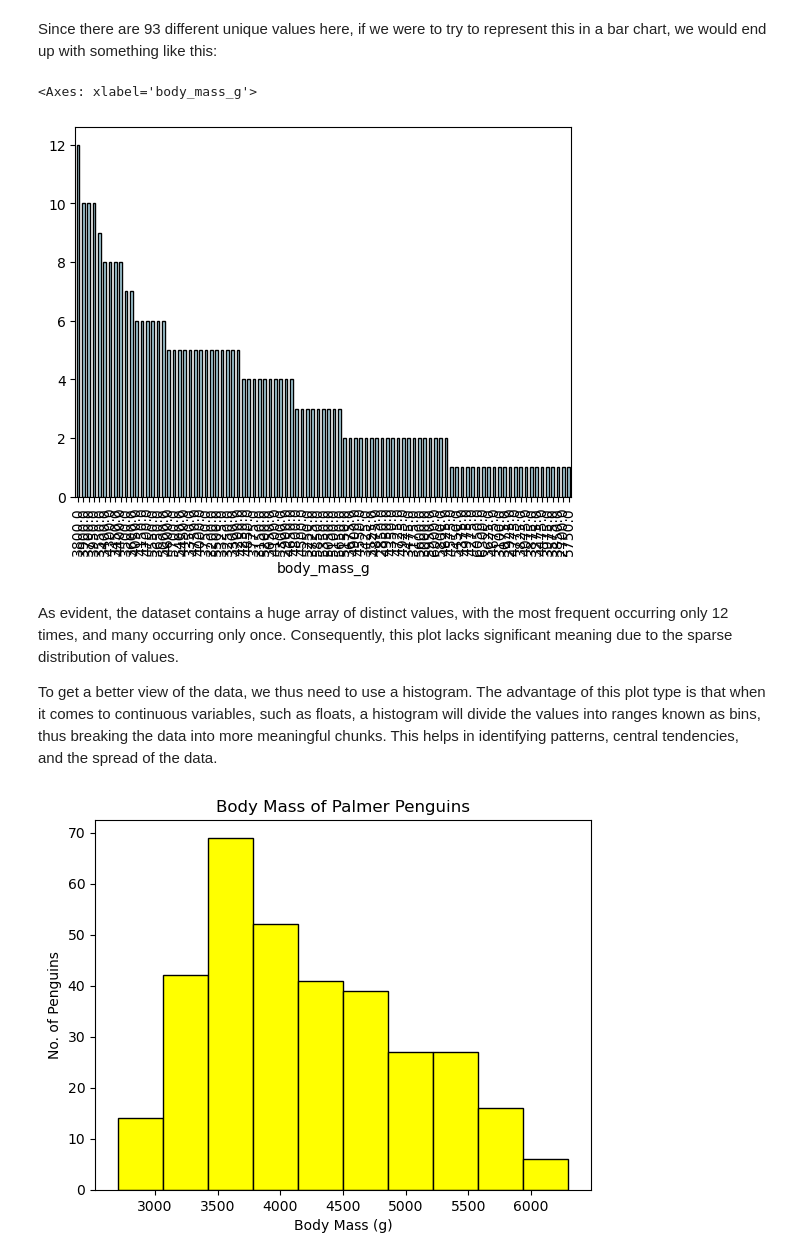
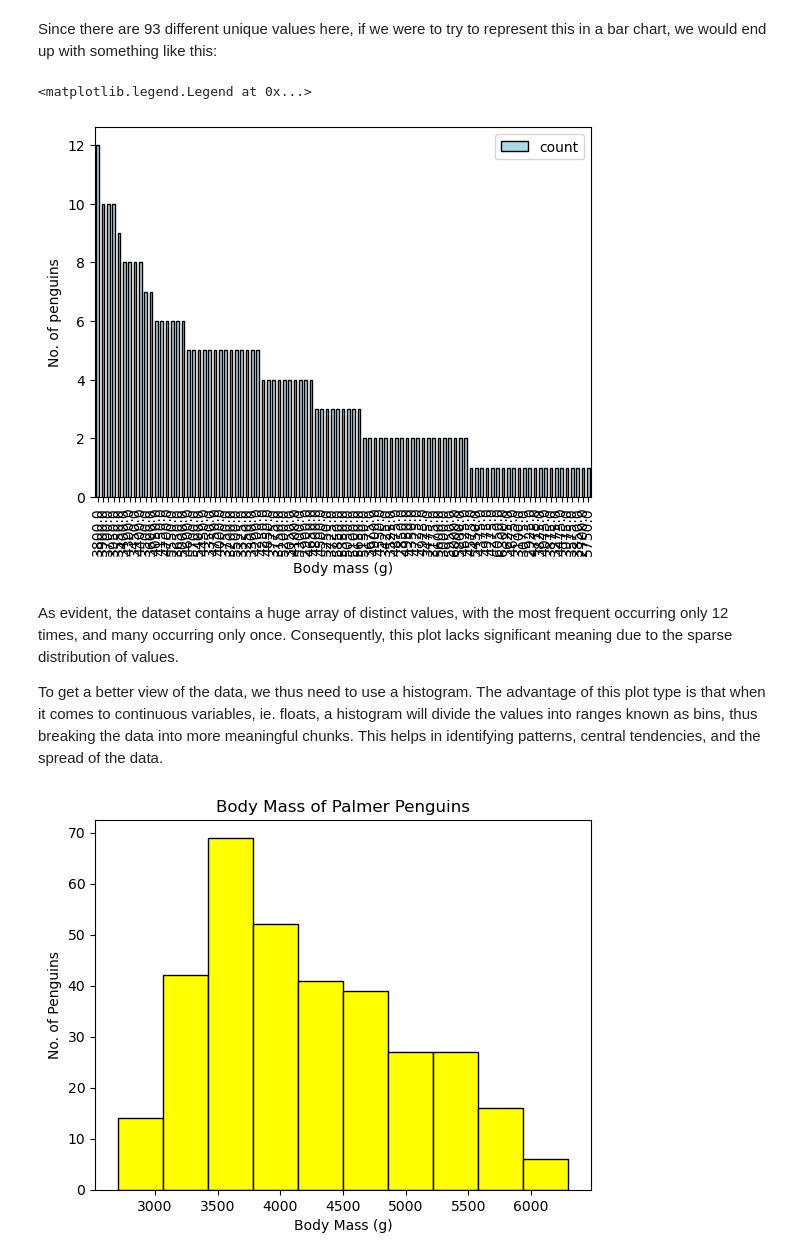
Before and after one commit to MylesHenehan/mywork, a Jupyter notebook: penguins.ipynb, the cells around one changed output. Drawn from its saved outputs; the diff is of its cells as text; code cells hidden in the pictures.

```diff
--- a/penguins.ipynb
+++ b/penguins.ipynb
@@ -104,13 +103,16 @@ Number of unique values: 93
 Since there are 93 different unique values here, if we were to try to represent this in a bar chart, we would end up with something like this:
 # %%
 BodyMass.plot(kind='bar', color='lightblue', edgecolor='black')
+plt.xlabel('Body mass (g)')
+plt.ylabel('No. of penguins')
+plt.legend()
 # %% [output]
-<Axes: xlabel='body_mass_g'>
+<matplotlib.legend.Legend at 0x...>
-[figure, old version]
+[figure, new version]
 # %% [markdown]
 As evident, the dataset contains a huge array of distinct values, with the most frequent occurring only 12 times, and many occurring only once. Consequently, this plot lacks significant meaning due to the sparse distribution of values.
 
-To get a better view of the data, we thus need to use a histogram. The advantage of this plot type is that when it comes to continuous variables, such as floats, a histogram will divide the values into ranges known as bins, thus breaking the data into more meaningful chunks. This helps in identifying patterns, central tendencies, and the spread of the data.
+To get a better view of the data, we thus need to use a histogram. The advantage of this plot type is that when it comes to continuous variables, ie. floats, a histogram will divide the values into ranges known as bins, thus breaking the data into more meaningful chunks. This helps in identifying patterns, central tendencies, and the spread of the data.
 # %%
 plt.hist(df['body_mass_g'], bins=10, color='yellow', edgecolor='black') # this function plots a histogram, specifying the data series, the number of bins to sort the data into, and the colour of the edges of the bars.
 plt.xlabel('Body Mass (g)') # Again, we add our data labels.
```
Also changed, not shown: parts of 18 cells of this notebook, 1 other file.
